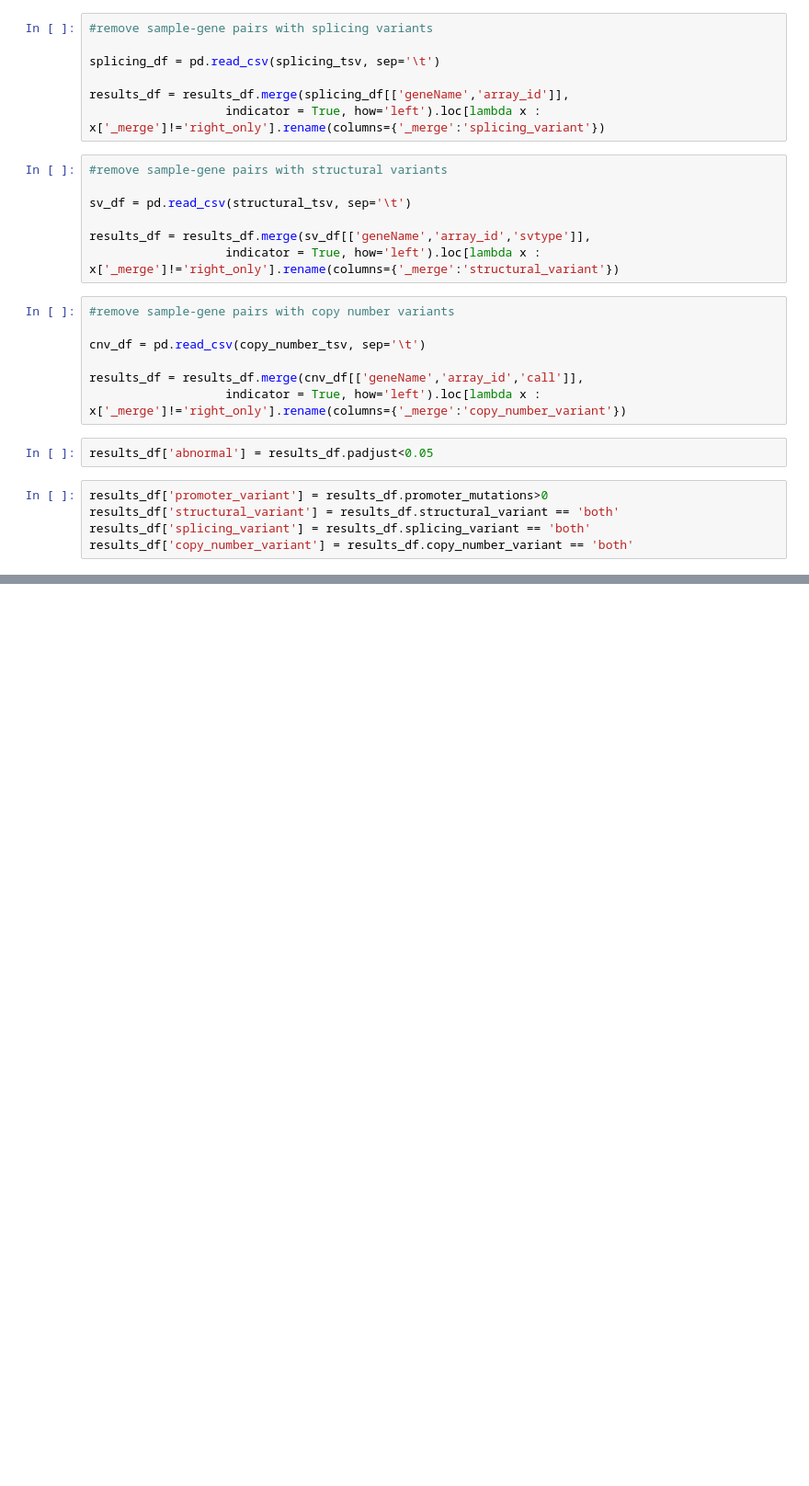
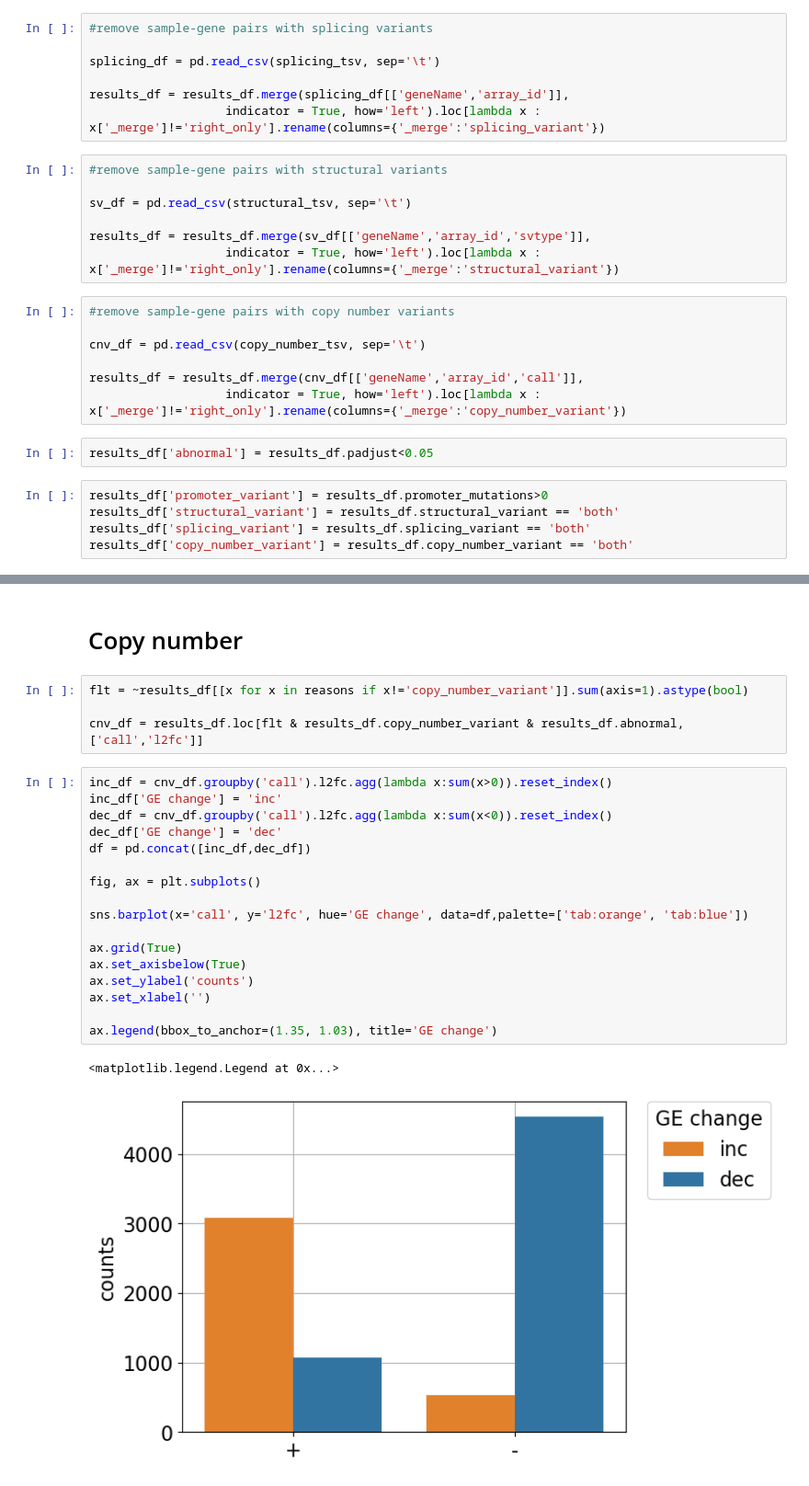
Before and after one commit to sergeyvilov/enformer, a Jupyter notebook: promoter_mutations/analysis.ipynb, the cells around one changed output, grey strips where cells are left out. Shown at 92% size. Saved outputs shown, nothing was run; the diff lists cells and outputs as text; blank space fills up the shorter version.

```diff
--- a/promoter_mutations/analysis.ipynb
+++ b/promoter_mutations/analysis.ipynb
@@ -116,0 +248,26 @@ res = pd.DataFrame(res, columns=['Confounders', 'Mutation', 'Frac. in anomal exp
+# %% [markdown]
+# Copy number
+# %%
+flt = ~results_df[[x for x in reasons if x!='copy_number_variant']].sum(axis=1).astype(bool)
+
+cnv_df = results_df.loc[flt & results_df.copy_number_variant & results_df.abnormal,['call','l2fc']]
+# %%
+inc_df = cnv_df.groupby('call').l2fc.agg(lambda x:sum(x>0)).reset_index()
+inc_df['GE change'] = 'inc'
+dec_df = cnv_df.groupby('call').l2fc.agg(lambda x:sum(x<0)).reset_index()
+dec_df['GE change'] = 'dec'
+df = pd.concat([inc_df,dec_df])
+
+fig, ax = plt.subplots()
+
+sns.barplot(x='call', y='l2fc', hue='GE change', data=df,palette=['tab:orange', 'tab:blue'])
+
+ax.grid(True)
+ax.set_axisbelow(True)
+ax.set_ylabel('counts')
+ax.set_xlabel('')
+
+ax.legend(bbox_to_anchor=(1.35, 1.03), title='GE change')
+# %% [output]
+<matplotlib.legend.Legend at 0x...>
+[figure, added]
```
Also changed, not shown: parts of 21 cells of this notebook, 5 other files.
